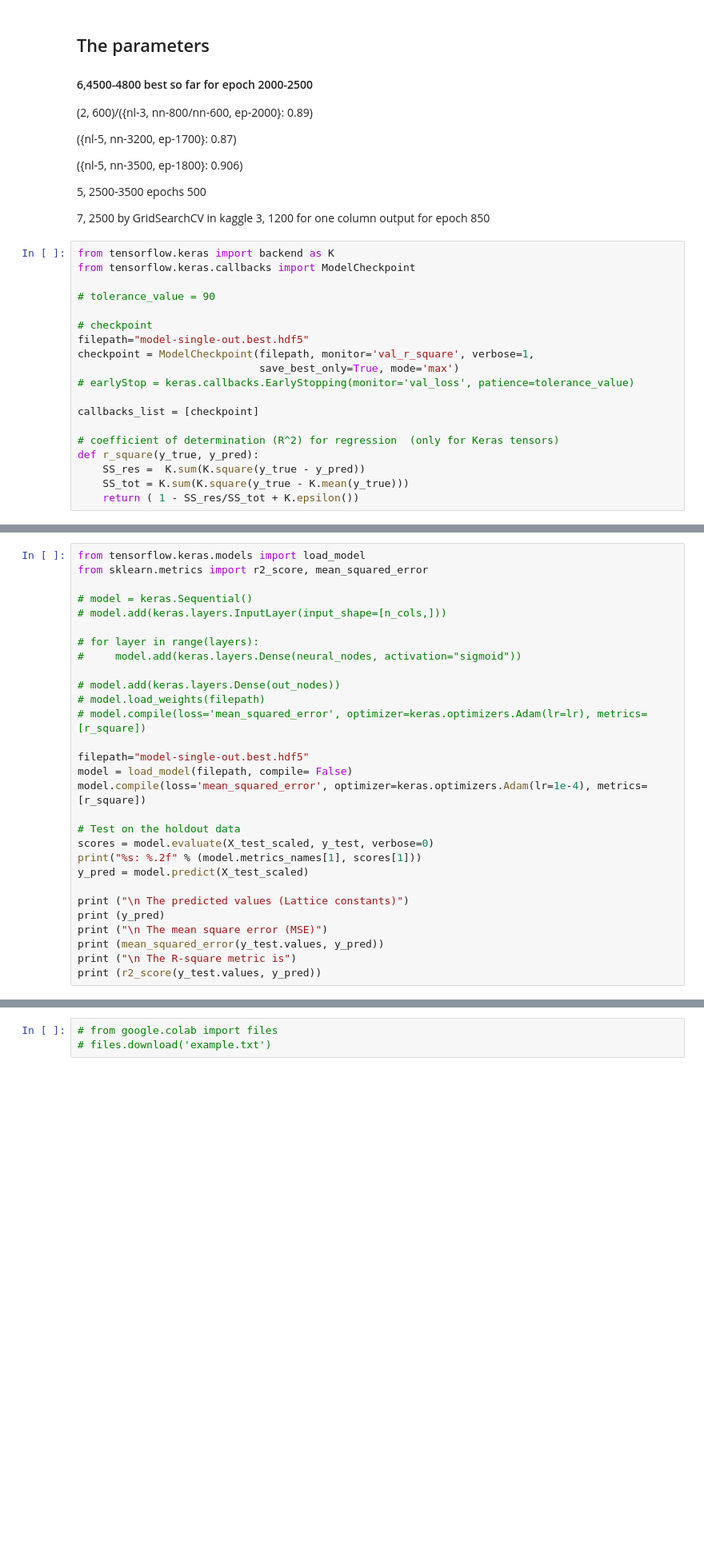
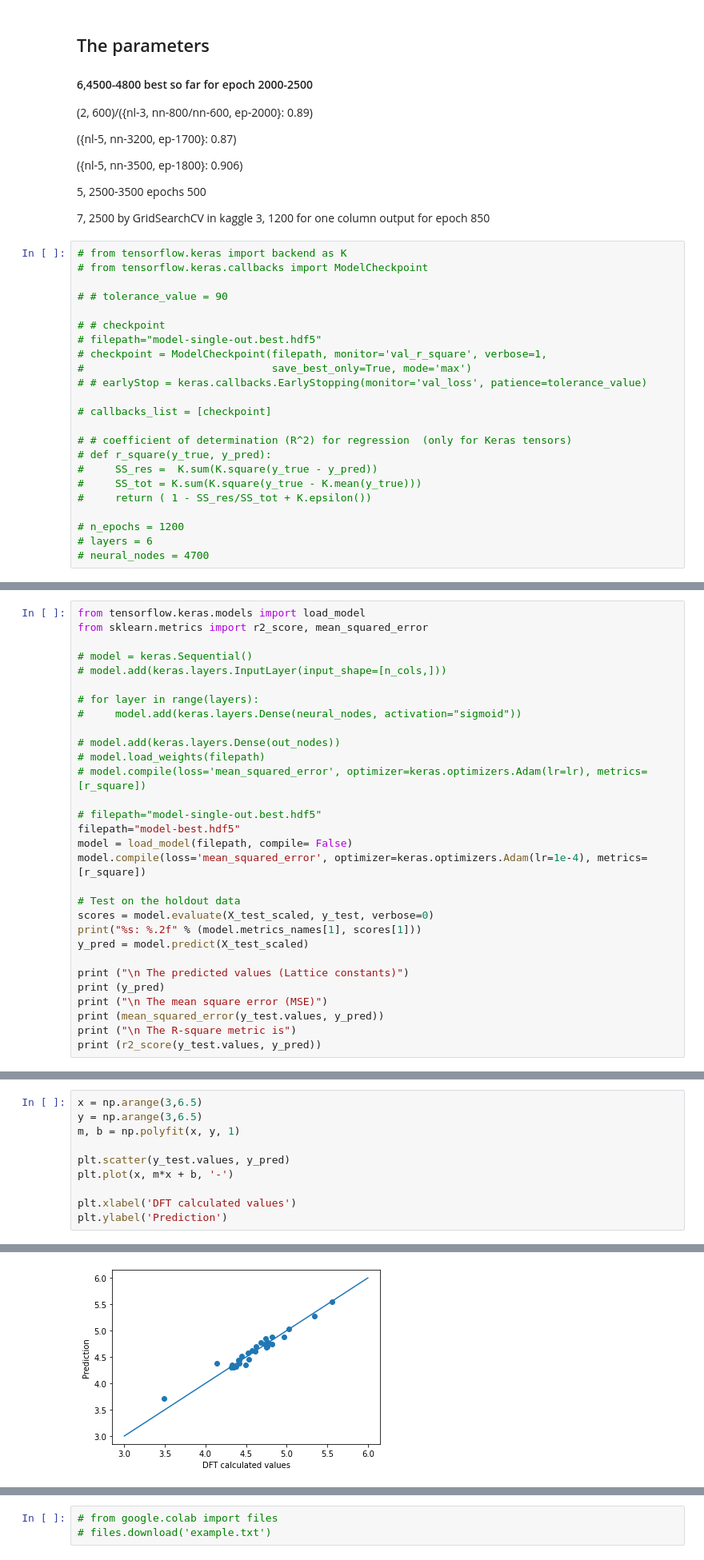
Before and after one commit to Pratha-Me/Half-Heusler-ML, a Jupyter notebook: main_HH.ipynb, the cells around one changed output, grey strips where cells are left out. Shown: that part at 80% size. Saved outputs shown, nothing was run; the diff lists cells and outputs as text; blank space fills up the shorter version.

```diff
--- a/main_HH.ipynb
+++ b/main_HH.ipynb
@@ -335,22 +373,26 @@ print (X_test_scaled[:5,:])
 7, 2500 by GridSearchCV in kaggle
 3, 1200 for one column output for epoch 850
 # %%
-from tensorflow.keras import backend as K
-from tensorflow.keras.callbacks import ModelCheckpoint
+# from tensorflow.keras import backend as K
+# from tensorflow.keras.callbacks import ModelCheckpoint
 
-# tolerance_value = 90
+# # tolerance_value = 90
 
-# checkpoint
-filepath="model-single-out.best.hdf5"
-checkpoint = ModelCheckpoint(filepath, monitor='val_r_square', verbose=1,
-                             save_best_only=True, mode='max')
-# earlyStop = keras.callbacks.EarlyStopping(monitor='val_loss', patience=tolerance_value)
+# # checkpoint
+# filepath="model-single-out.best.hdf5"
+# checkpoint = ModelCheckpoint(filepath, monitor='val_r_square', verbose=1,
+#                              save_best_only=True, mode='max')
+# # earlyStop = keras.callbacks.EarlyStopping(monitor='val_loss', patience=tolerance_value)
 
-callbacks_list = [checkpoint]
+# callbacks_list = [checkpoint]
 
-# coefficient of determination (R^2) for regression  (only for Keras tensors)
-def r_square(y_true, y_pred):
-    SS_res =  K.sum(K.square(y_true - y_pred))
-    SS_tot = K.sum(K.square(y_true - K.mean(y_true)))
-    return ( 1 - SS_res/SS_tot + K.epsilon())
+# # coefficient of determination (R^2) for regression  (only for Keras tensors)
+# def r_square(y_true, y_pred):
+#     SS_res =  K.sum(K.square(y_true - y_pred))
+#     SS_tot = K.sum(K.square(y_true - K.mean(y_true)))
+#     return ( 1 - SS_res/SS_tot + K.epsilon())
+
+# n_epochs = 1200
+# layers = 6
+# neural_nodes = 4700
 # %%
@@ -411,7 +448,8 @@ from sklearn.metrics import r2_score, mean_squared_error
 # model.load_weights(filepath)
 # model.compile(loss='mean_squared_error', optimizer=keras.optimizers.Adam(lr=lr), metrics=[r_square])
 
-filepath="model-single-out.best.hdf5"
+# filepath="model-single-out.best.hdf5"
+filepath="model-best.hdf5"
 model = load_model(filepath, compile= False)
 model.compile(loss='mean_squared_error', optimizer=keras.optimizers.Adam(lr=1e-4), metrics=[r_square])
 
@@ -446,0 +485,11 @@ r_square: 0.95
+# %%
+x = np.arange(3,6.5)
+y = np.arange(3,6.5)
+m, b = np.polyfit(x, y, 1)
+
+plt.scatter(y_test.values, y_pred)
+plt.plot(x, m*x + b, '-')
+
+plt.xlabel('DFT calculated values')
+plt.ylabel('Prediction')
+# %% [output]
@@ -447,3 +497,4 @@ r_square: 0.95
+[figure, added]
 # %% [markdown]
 ## Grid Search
 
```
Also changed, not shown: parts of 10 cells of this notebook, 10 other files.
